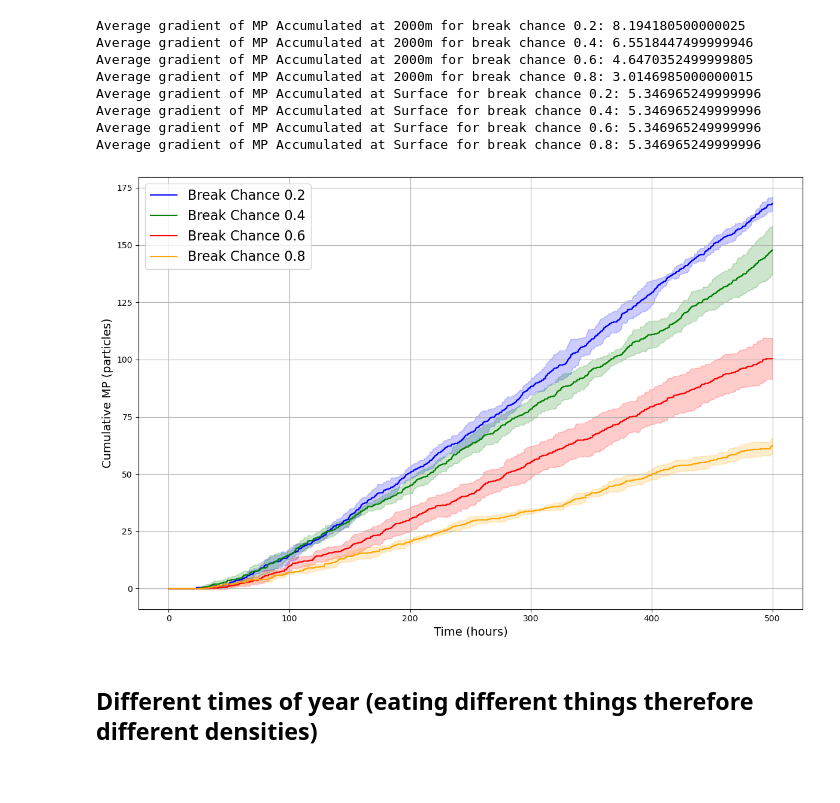
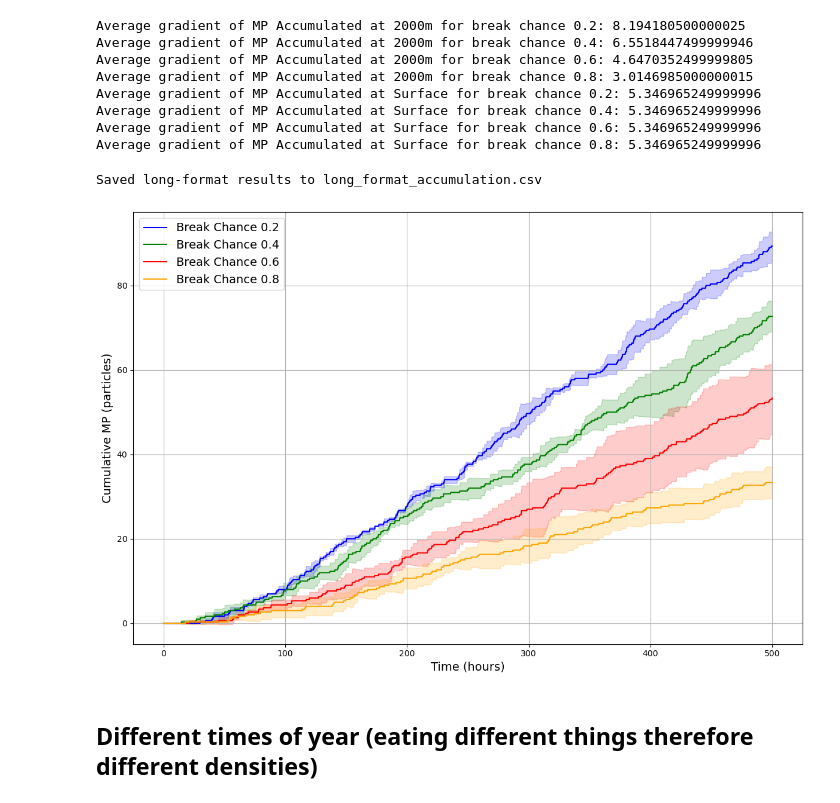
Before and after one commit to bethcandish/Antarctic_Krill, a Jupyter notebook: model_plots.ipynb, the cells around one changed output. Cells and saved outputs as stored; diff of their text form; code cells hidden in the pictures.

```diff
--- a/model_plots.ipynb
+++ b/model_plots.ipynb
@@ -614,7 +614,7 @@ time = np.linspace(0, 500, 10000)  # Simulation time in hours
 b = -0.32  # Attenuation coefficient
 mu = 0.001  # Viscosity of water
 rho = 1025  # Density of water
-gut_passage_time = 2  # Gut passage time in hours
+gut_passage_time = 4  # Gut passage time in hours
 mp_conc = 1909.65  # Microplastic concentration (particles/m³)
 rho_p = 960  # Density of microplastic kg/m3
 
@@ -794,7 +794,7 @@ time = np.linspace(0, 500, 10000)  # Simulation time in hours
 b = -0.32  # Attenuation coefficient
 mu = 0.001  # Viscosity of water
 rho = 1025  # Density of water
-gut_passage_time = 2  # Gut passage time in hours
+gut_passage_time = 4  # Gut passage time in hours
 mp_conc = 1909.65  # Microplastic concentration (particles/m³)
 rho_p = 960  # Density of microplastic kg/m3
 
@@ -803,7 +803,7 @@ rho_data_path = 'rho_data.csv'
 rho_data = pd.read_csv(rho_data_path)
 
 # Get krill lengths
-krill_lengths = assign_krill_length(5)  # if assign_krill_length(20) is desired, use that function
+krill_lengths = assign_krill_length(3)  # if assign_krill_length(20) is desired, use that function
 
 # Calculate proportion of krill_length > 10
 num_krill_above_10 = np.count_nonzero(krill_lengths > 10)
@@ -896,36 +896,71 @@ for break_chance in break_chances_list:
         delayed(simulate_krill)(length, krill_length_proportion, krill_length_proportion_bel, break_chance)
         for length in krill_lengths
     )
+
+# Create an empty list to collect rows
+rows = []
+
+for break_chance in break_chances_list:
+    simulations = results[break_chance]
+    acc_arrays = [acc for acc, rising in simulations]
+    acc_arrays = np.array(acc_arrays)
+
+    acc_cumsum = np.cumsum(acc_arrays, axis=1)
+
+    mean_acc = np.mean(acc_cumsum, axis=0)
+    std_acc = np.std(acc_cumsum, axis=0)
+
+    # Add one row per time point
+    for t, mean, std in zip(time, mean_acc, std_acc):
+        rows.append({
+            'Time': t,
+            'Break_Chance': break_chance,
+            'Mean_Accumulation': mean,
+            'Std_Accumulation': std
+        })
+
+# Convert to DataFrame and save
+break_df = pd.DataFrame(rows)
+break_df.to_csv("break_accumulation.csv", index=False)
+print("Saved long-format results to break_accumulation.csv")
+# %% [output]
+Saved long-format results to long_format_accumulation.csv
 # %%
-#plotting
+# Load the long-format CSV
+break_df = pd.read_csv("break_accumulation.csv")
 
+# Define your break chances and colors
+break_chances_list = [0.2, 0.4, 0.6, 0.8]
 colors = ['blue', 'green', 'red', 'orange']
 
+# Plotting
 plt.figure(figsize=(12, 8))
+
 for i, break_chance in enumerate(break_chances_list):
-    # Extract accumulation arrays for each krill simulation for this break_chance
-    simulations = results[break_chance]
-    acc_arrays = [acc for acc, rising in simulations]
-    acc_arrays = np.array(acc_arrays)
+    # Filter for this break chance
+    df_subset = break_df[break_df['Break_Chance'] == break_chance]
 
-    # Compute the cumulative sum (so each simulation's accumulation is monotonic)
-    acc_cumsum = np.cumsum(acc_arrays, axis=1)
+    # Sort by time to be safe
+    df_subset = df_subset.sort_values(by="Time")
 
-    # Compute mean and standard deviation across the krill simulations at each time step
-    mean_acc = np.mean(acc_cumsum, axis=0)
-    std_acc = np.std(acc_cumsum, axis=0)
+    # Plot mean and std
+    plt.plot(df_subset["Time"], df_subset["Mean_Accumulation"],
+             label=f"Break Chance {break_chance}", color=colors[i])
 
-    plt.plot(time, mean_acc, label=f"Break Chance {break_chance}", color=colors[i])
-    plt.fill_between(time, mean_acc - std_acc, mean_acc + std_acc, color=colors[i], alpha=0.2)
+    plt.fill_between(df_subset["Time"],
+                     df_subset["Mean_Accumulation"] - df_subset["Std_Accumulation"],
+                     df_subset["Mean_Accumulation"] + df_subset["Std_Accumulation"],
+                     color=colors[i], alpha=0.2)
 
+# Axis labels, legend, and formatting
 plt.xlabel("Time (hours)", fontsize=14)
 plt.ylabel("Cumulative MP (particles)", fontsize=14)
-plt.legend(fontsize=16)
+plt.legend(fontsize=14)
 plt.grid()
 plt.tight_layout()
 plt.show()
 # %% [output]
-[figure, old version]
+[figure, new version]
 # %% [markdown]
 ## Different times of year (eating different things therefore different densities)
 # %%
```
Also changed, not shown: parts of 22 cells of this notebook, 4 other files.
